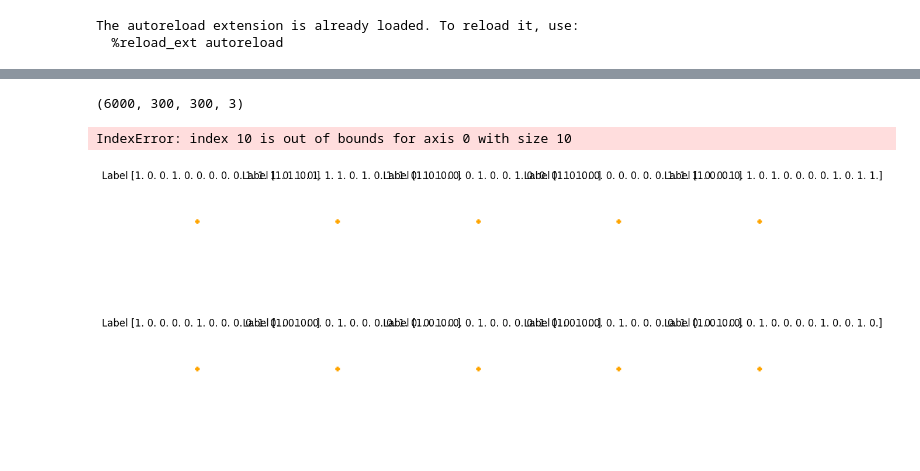
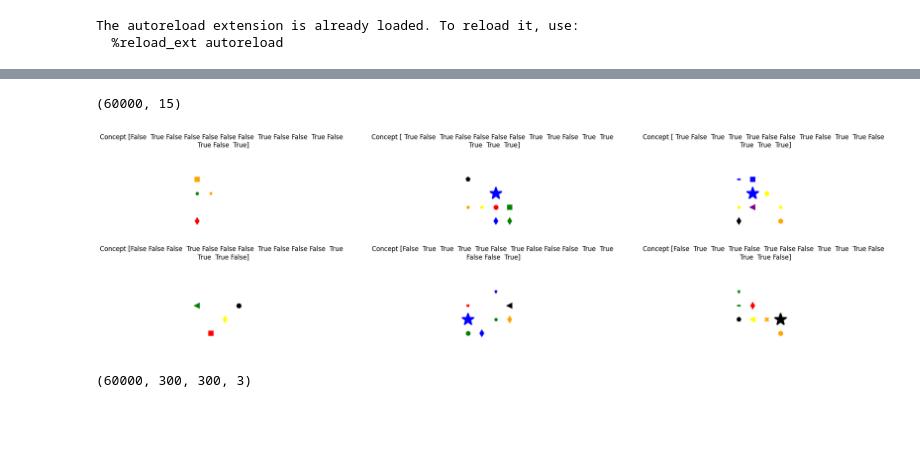
Before and after one commit to yaorong0921/RLAuditor, a Jupyter notebook: image-synthetic.ipynb, the cells around one changed output, grey strips where cells are left out. Saved outputs shown, nothing was run; the diff lists cells and outputs as text; code cells hidden in the pictures; blank space fills up the shorter version.

Commit message:
add image training

```diff
--- a/image-synthetic.ipynb
+++ b/image-synthetic.ipynb
@@ -26,33 +34,44 @@ NameError: name 'toy_helper' is not defined
 # %%
 # import the dataset
 import matplotlib.image as mpimg
+import random
+
+rand_list = []
+for i in range(6):
+    n=random.randint(100,200)
+    rand_list.append(n)
 
 x_data = np.load('x_data.npy')
 y_data = np.load('y_data.npy')
-print(x_data.shape)
+concept_data = np.load('concept_data.npy')
+print(concept_data.shape)
 
 rgb_grid = []
 
 # Assign colors to each cell
-for i in range(2):
-        rgb_grid.append(x_data[i*j,:])  # Vary red and green, keep blue constant
+for i in range(6):
+    rgb_grid.append(x_data[rand_list[i],:])  # Vary red and green, keep blue constant
 
 # Create a figure and set the grid size (2 rows, 5 columns)
-fig, axes = plt.subplots(2, 5, figsize=(15, 6))  # Adjust figure size as needed
+
+fig, axes = plt.subplots(2, 3, figsize=(25, 6))  # Adjust figure size as needed
 
 # Flatten the axes array to easily index it
 axes = axes.ravel()
 
 # Loop through images and axes to display
 for i, img_path in enumerate(rgb_grid):
 #     image = mpimg.imread(img_path)  # Load the image
     axes[i].imshow(img_path)           # Display the image
     axes[i].axis('off')             # Turn off axes for clean display
-    axes[i].set_title(f'Label %s'%(y_data[i]))
+    axes[i].set_title(f'Concept %s'%(concept_data[rand_list[i]]))
 
 plt.tight_layout()  # Adjust layout for better spacing
 plt.show()
 # %% [output]
-(6000, 300, 300, 3)
+(60000, 15)
-IndexError: index 10 is out of bounds for axis 0 with size 10
-[figure, old version]
+[figure, new version]
+# %%
+print(x_data.shape)
+# %% [output]
+(60000, 300, 300, 3)
```
Also changed, not shown: parts of 1 cell of this notebook, 1 other file.
